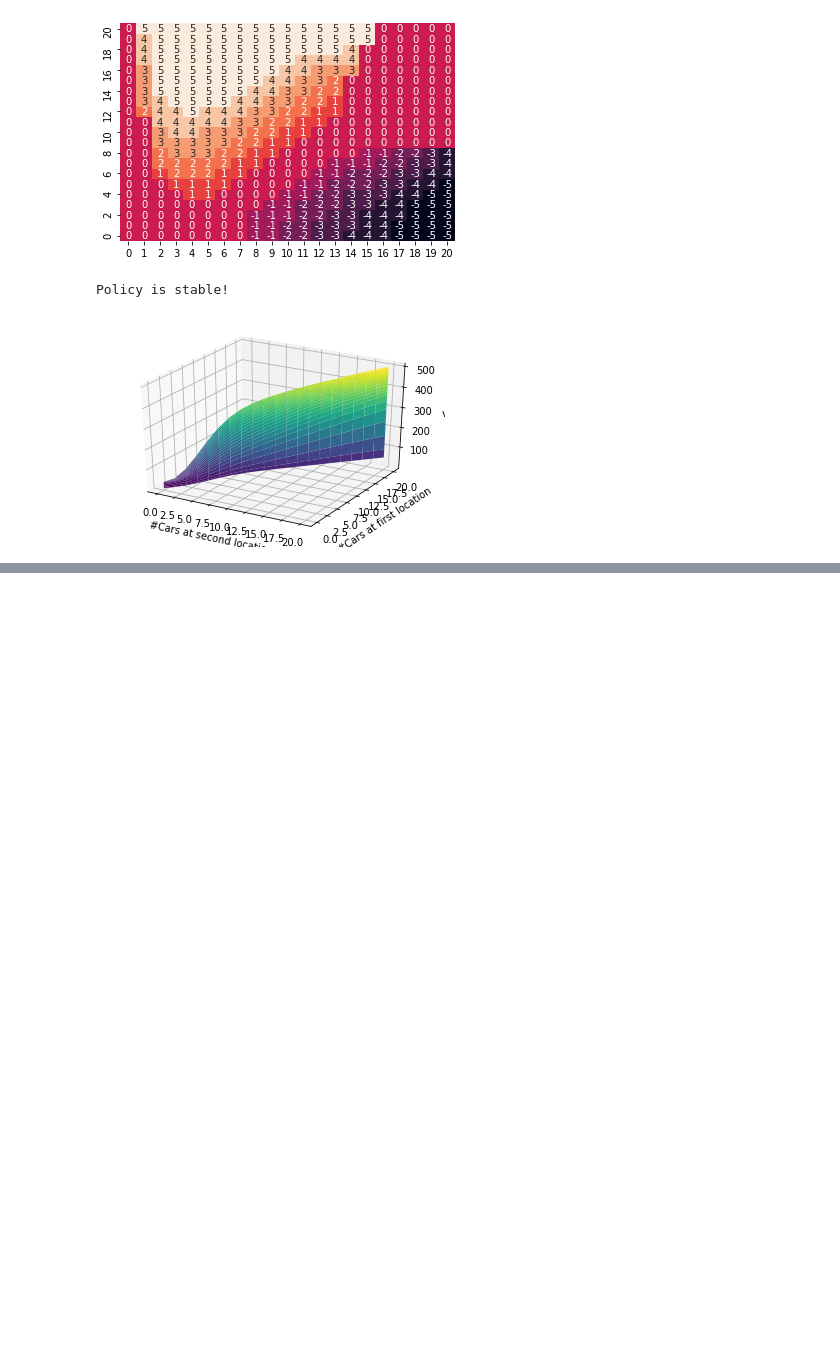
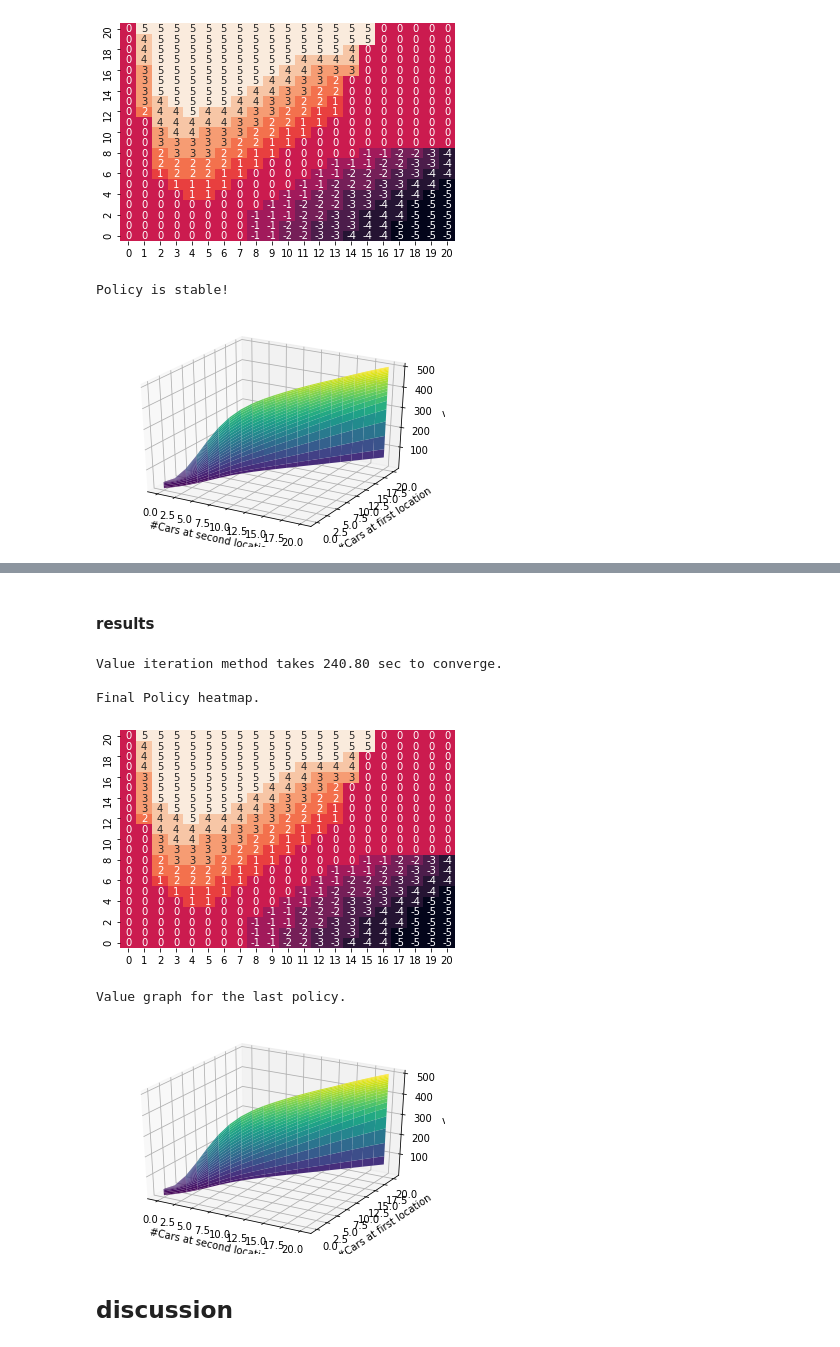
Before and after one commit to inkoon/EEE6557, a Jupyter notebook: JacksCarRental/JacksCarRental.ipynb, the cells around one changed output, grey strips where cells are left out. Drawn from its saved outputs; the diff is of its cells as text; code cells hidden in the pictures; blank space fills up the shorter version.

Commit message:
Programming HW (policy iteration & value iteration)

```diff
--- a/JacksCarRental/JacksCarRental.ipynb
+++ b/JacksCarRental/JacksCarRental.ipynb
@@ -210,0 +248,19 @@ Policy is stable!
+# %%
+# hparams
+MAX_STEP = 100
+STATE_NUM = 21
+gamma = 0.9
+eval_error = 0.01
+
+# Model
+policy = np.zeros((STATE_NUM, STATE_NUM))
+value = np.zeros((STATE_NUM, STATE_NUM))
+actions = list(range(-5, 6))
+
+def get_state_reward(s, mu):
+  reward = 10 * np.arange(s+1)
+  p = poisson.pmf(np.arange(s+1), mu)
+  return reward.dot(p)
+
+reward1 = np.asarray([get_state_reward(s,3) for s in range(21)])
+reward2 = np.asarray([get_state_reward(s,4) for s in range(21)])
@@ -210,0 +368,26 @@ Policy is stable!
+# %% [markdown]
+#### results
+# %%
+print(f"Value iteration method takes {value_iter_elap:.2f} sec to converge.\n")
+
+print("Final Policy heatmap.")
+ax = sns.heatmap(policy, annot=True, cbar=False)
+ax.invert_yaxis()
+plt.show()
+
+print("\nValue graph for the last policy.")
+ax = plt.axes(projection="3d")
+ax.plot_surface(np.array(list(range(21))), np.array(list(range(21))), value, cmap="viridis")
+ax.set_xlabel("#Cars at second location")
+ax.set_ylabel("#Cars at first location")
+ax.set_zlabel("v")
+plt.show()
+# %% [output]
+Value iteration method takes 240.80 sec to converge.
+
+Final Policy heatmap.
+[figure, added]
+Value graph for the last policy.
+[figure, added]
+# %% [markdown]
+## discussion
```
Also changed, not shown: parts of 15 cells of this notebook.
